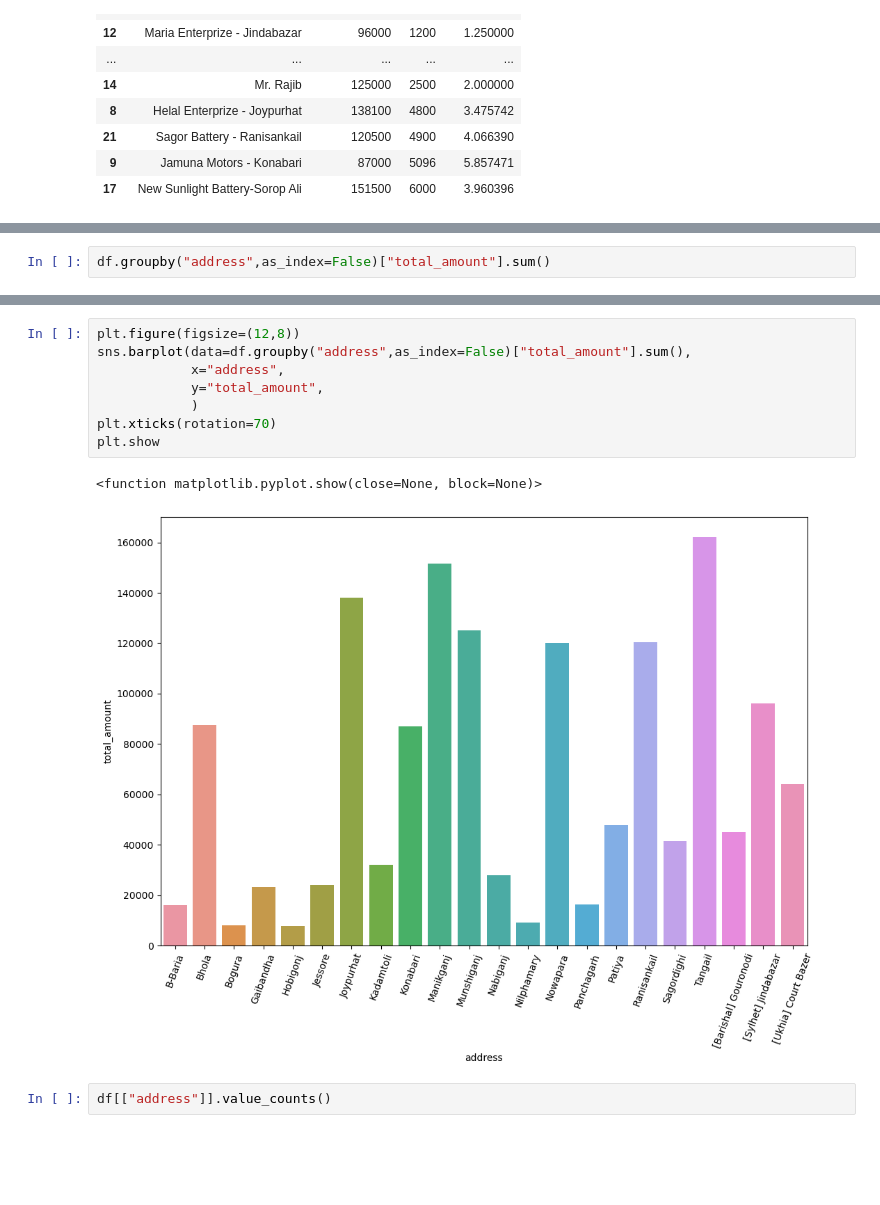
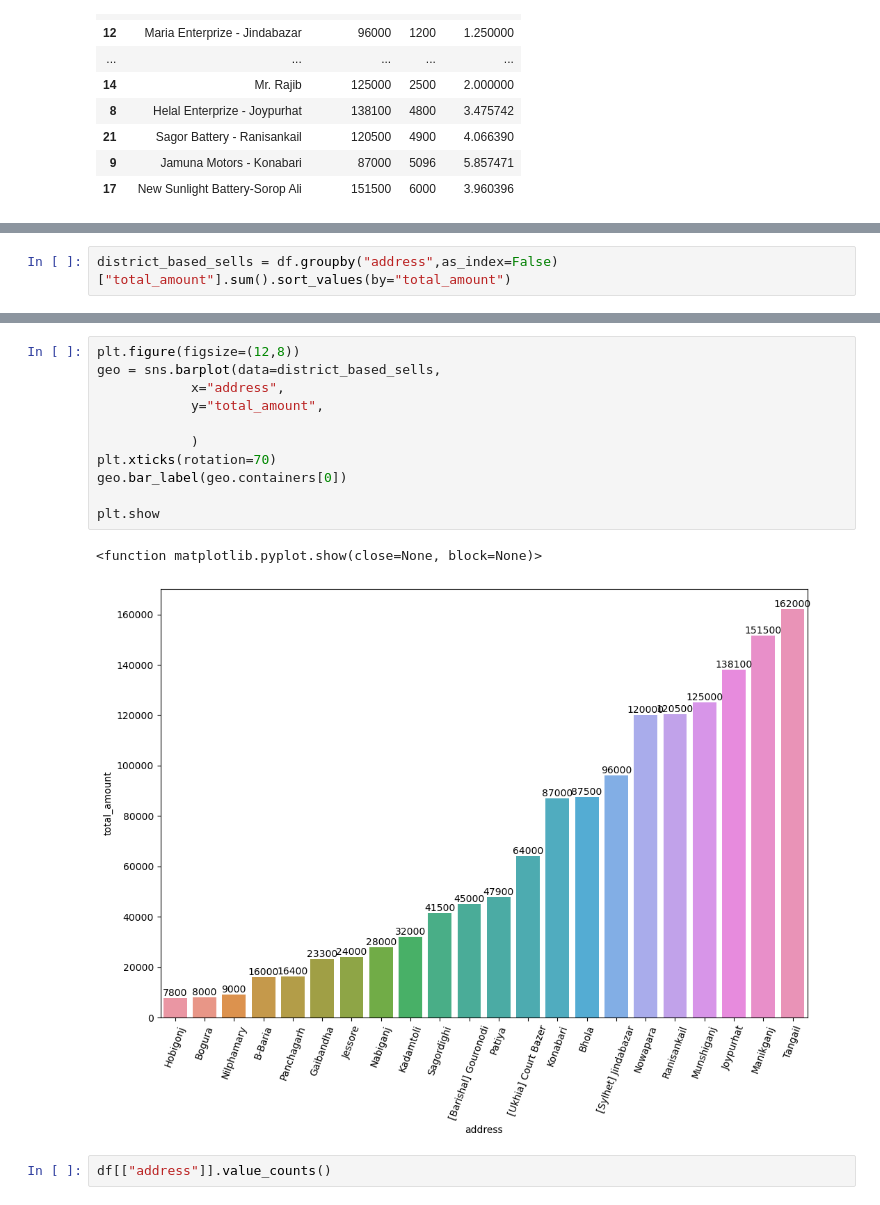
Before and after one commit to monimahmadh/Power-Up-Solutions-Business-Insight, a Jupyter notebook: keep going.ipynb, the cells around one changed output, grey strips where cells are left out. Drawn from its saved outputs; the diff is of its cells as text; blank space fills up the shorter version.

```diff
--- a/keep going.ipynb
+++ b/keep going.ipynb
@@ -273,2 +287,2 @@ plt.show()
 # %%
-df.groupby("address",as_index=False)["total_amount"].sum()
+district_based_sells = df.groupby("address",as_index=False)["total_amount"].sum().sort_values(by="total_amount")
@@ -293,14 +289,17 @@ df.groupby("address",as_index=False)["total_amount"].sum()
 # %%
 plt.figure(figsize=(12,8))
-sns.barplot(data=df.groupby("address",as_index=False)["total_amount"].sum(),
+geo = sns.barplot(data=district_based_sells,
             x="address",
             y="total_amount",
+
             )
 plt.xticks(rotation=70)
+geo.bar_label(geo.containers[0])
+
 plt.show
 # %% [output]
 <function matplotlib.pyplot.show(close=None, block=None)>
-[figure, old version]
+[figure, new version]
 # %%
 df[["address"]].value_counts()
 # %% [output]
```
Also changed, not shown: parts of 6 cells of this notebook, 1 other file.
